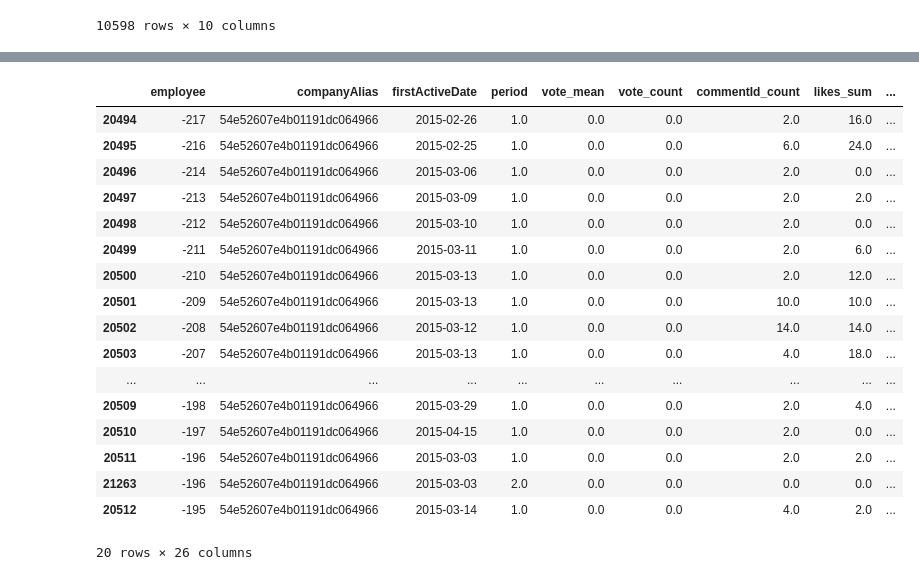
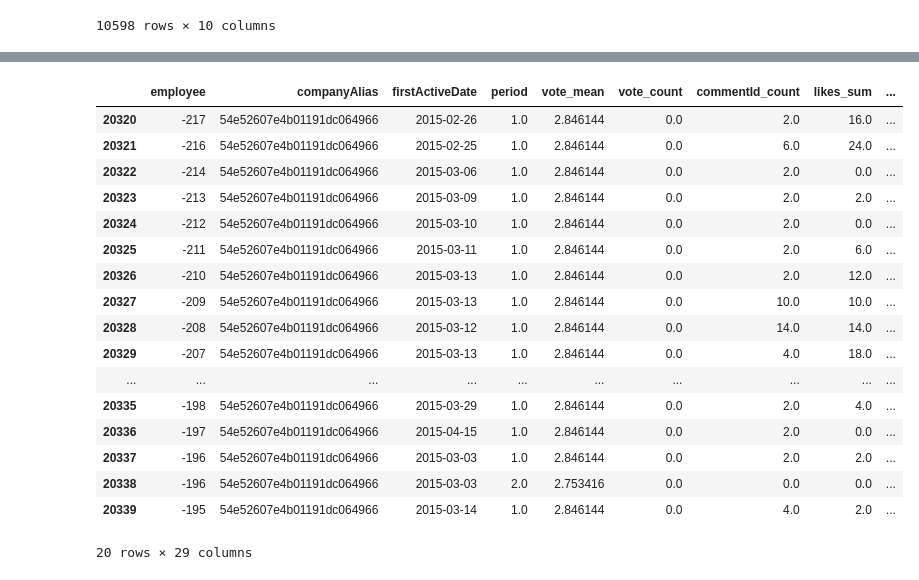
Before and after one commit to ceciliastern/ds_term_project, a Jupyter notebook: Model (Snapshot) - Happiness Dataset.ipynb, the cells around one changed output, grey strips where cells are left out. Saved outputs shown, nothing was run; the diff lists cells and outputs as text; code cells hidden in the pictures.

```diff
--- a/Model (Snapshot) - Happiness Dataset.ipynb
+++ b/Model (Snapshot) - Happiness Dataset.ipynb
@@ -244,7 +264,6 @@ snapshot.describe()
 # %%
-# TODO add labels
 # Merge first dates with the churn dataframe
-churn_merge = pd.merge(firstDates, churn_df, on=["employee", "companyAlias"], how="inner")
+churn_merge = pd.merge(firstDates, churn_cleaned, on=["employee", "companyAlias"], how="inner")
 churn_merge
 # %% [output]
 |  | employee | companyAlias | firstVoteDate | firstCommentDate | firstActiveDate | numVotes | ... |
@@ -282,10 +324,14 @@ churn_merge
 # %%
-# Merge snapshots with labels
-churn_merge.drop(labels=["firstVoteDate", "firstCommentDate", "numVotes"], axis=1, inplace=True)
+# # Merge snapshots with labels
+# churn_merge.drop(labels=["firstVoteDate", "firstCommentDate",
+#                          "numVotes"], axis=1, inplace=True)
 df = pd.merge(snapshot, churn_merge,
               on=["employee", "companyAlias",
                   "firstActiveDate", "period"],
               how="outer")
-df
+# Subset the employees that both commented and voted during their time on app.
+df = pd.merge(df, employees, on=["employee", "companyAlias"],
+              how="inner").drop_duplicates()
+df[df["stillExists"] == False]
 # %% [output]
 |  | employee | companyAlias | firstActiveDate | period | vote_mean | vote_count | commentId_count | likes_sum | ... |
@@ -321,0 +360,19 @@ df
+# %%
+# fill in na values with the value in previous period for vote_mean
+# df.sort_values(by=["employee", "companyAlias", "period"], inplace=True)
+# df_groupby = df.groupby(by=["employee", "companyAlias"])
+# vote_mean_shift = df_groupby["vote_mean"].shift().fillna(0)
+# df["vote_mean"] = np.select([df["vote_mean"].isna(), ~df["vote_mean"].isna()],
+#                             [vote_mean_shift, df["vote_mean"]])
+# df.head(50)
+# df[(df["vote_mean"].isna()) & (df["employee"] > 0)].head(50)
+# df[(df["employee"] == 897) & (df["companyAlias"] == "54e52607e4b01191dc064966")]
+
+# # fill in the nan in the rest columns with 0
+df.sort_values(by=["employee", "companyAlias", "period"], inplace=True)
+df_groupby = df.groupby(by=["employee", "companyAlias"])
+df["company_avg_vote"] = df.groupby(by=["companyAlias",
+                                        "period"])["vote_mean"].transform("mean")
+df["vote_mean"].fillna(df["company_avg_vote"], inplace=True)
+df.fillna(0, inplace=True)
+df
@@ -322,54 +393,53 @@ df
 # %%
 # Compute more features
 
 # likeability = # of likes / (# of likes + # of dislikes)
 df["likeability"] = (df["likes_sum"] / (df["likes_sum"] + df["dislikes_sum"])).fillna(0)
 
 # change in vote
-df.sort_values(by=["employee", "companyAlias", "period"], inplace=True)
-df_groupby = df.groupby(by=["employee", "companyAlias"])
+
 vote_shift = df_groupby["vote_mean"].shift().fillna(0)
 period_shift = df_groupby["period"].shift().fillna(0)
-conditions = [df["period"] - period_shift == 1,
-             df["period"] - period_shift != 1]
-choices = [df["vote_mean"] - vote_shift, df["vote_mean"]]
-df["vote_change"] = np.select(conditions, choices)
+# conditions = [df["period"] - period_shift == 1,
+#              df["period"] - period_shift != 1]
+# choices = [df["vote_mean"] - vote_shift, df["vote_mean"]]
+df["happiness_level_change"] = vote_shift / (df["period"] - period_shift)
 
 # frequency
 df["likes_cumsum"] = df_groupby["likes_sum"].cumsum()
 df["dislikes_cumsum"] = df_groupby["dislikes_sum"].cumsum()
 df["vote_cumsum"] = df_groupby["vote_count"].cumsum()
 df["comment_cumsum"] = df_groupby["commentId_count"].cumsum()
 
 df["likes_freq"] = df["likes_cumsum"] / df["period"]
 df["dislikes_freq"] = df["dislikes_cumsum"] / df["period"]
 df["vote_freq"] = df["vote_cumsum"] / df["period"]
 df["comment_freq"] = df["comment_cumsum"] / df["period"]
 
 # deviation from the company-level average score
-df["company_avg_vote"] = df.groupby(by=["companyAlias", "period"])["vote_mean"].transform("mean")
+# df["company_avg_vote"] = df.groupby(by=["companyAlias", "period"])["vote_mean"].transform("mean")
 df["vote_mean_norm"] = df["vote_mean"] / df["company_avg_vote"]
 
 df.head(20)
 # %% [output]
 |  | employee | companyAlias | firstActiveDate | period | vote_mean | vote_count | commentId_count | likes_sum | ... |
-| 20494 | -217 | 54e52607e4b01191dc064966 | 2015-02-26 | 1.0 | 0.0 | 0.0 | 2.0 | 16.0 | ... |
-| 20495 | -216 | 54e52607e4b01191dc064966 | 2015-02-25 | 1.0 | 0.0 | 0.0 | 6.0 | 24.0 | ... |
-| 20496 | -214 | 54e52607e4b01191dc064966 | 2015-03-06 | 1.0 | 0.0 | 0.0 | 2.0 | 0.0 | ... |
-| 20497 | -213 | 54e52607e4b01191dc064966 | 2015-03-09 | 1.0 | 0.0 | 0.0 | 2.0 | 2.0 | ... |
-| 20498 | -212 | 54e52607e4b01191dc064966 | 2015-03-10 | 1.0 | 0.0 | 0.0 | 2.0 | 0.0 | ... |
-| 20499 | -211 | 54e52607e4b01191dc064966 | 2015-03-11 | 1.0 | 0.0 | 0.0 | 2.0 | 6.0 | ... |
-| 20500 | -210 | 54e52607e4b01191dc064966 | 2015-03-13 | 1.0 | 0.0 | 0.0 | 2.0 | 12.0 | ... |
-| 20501 | -209 | 54e52607e4b01191dc064966 | 2015-03-13 | 1.0 | 0.0 | 0.0 | 10.0 | 10.0 | ... |
-| 20502 | -208 | 54e52607e4b01191dc064966 | 2015-03-12 | 1.0 | 0.0 | 0.0 | 14.0 | 14.0 | ... |
-| 20503 | -207 | 54e52607e4b01191dc064966 | 2015-03-13 | 1.0 | 0.0 | 0.0 | 4.0 | 18.0 | ... |
+| 20320 | -217 | 54e52607e4b01191dc064966 | 2015-02-26 | 1.0 | 2.846144 | 0.0 | 2.0 | 16.0 | ... |
+| 20321 | -216 | 54e52607e4b01191dc064966 | 2015-02-25 | 1.0 | 2.846144 | 0.0 | 6.0 | 24.0 | ... |
+| 20322 | -214 | 54e52607e4b01191dc064966 | 2015-03-06 | 1.0 | 2.846144 | 0.0 | 2.0 | 0.0 | ... |
+| 20323 | -213 | 54e52607e4b01191dc064966 | 2015-03-09 | 1.0 | 2.846144 | 0.0 | 2.0 | 2.0 | ... |
+| 20324 | -212 | 54e52607e4b01191dc064966 | 2015-03-10 | 1.0 | 2.846144 | 0.0 | 2.0 | 0.0 | ... |
+| 20325 | -211 | 54e52607e4b01191dc064966 | 2015-03-11 | 1.0 | 2.846144 | 0.0 | 2.0 | 6.0 | ... |
+| 20326 | -210 | 54e52607e4b01191dc064966 | 2015-03-13 | 1.0 | 2.846144 | 0.0 | 2.0 | 12.0 | ... |
+| 20327 | -209 | 54e52607e4b01191dc064966 | 2015-03-13 | 1.0 | 2.846144 | 0.0 | 10.0 | 10.0 | ... |
+| 20328 | -208 | 54e52607e4b01191dc064966 | 2015-03-12 | 1.0 | 2.846144 | 0.0 | 14.0 | 14.0 | ... |
+| 20329 | -207 | 54e52607e4b01191dc064966 | 2015-03-13 | 1.0 | 2.846144 | 0.0 | 4.0 | 18.0 | ... |
 | ... | ... | ... | ... | ... | ... | ... | ... | ... | ... |
-| 20509 | -198 | 54e52607e4b01191dc064966 | 2015-03-29 | 1.0 | 0.0 | 0.0 | 2.0 | 4.0 | ... |
-| 20510 | -197 | 54e52607e4b01191dc064966 | 2015-04-15 | 1.0 | 0.0 | 0.0 | 2.0 | 0.0 | ... |
-| 20511 | -196 | 54e52607e4b01191dc064966 | 2015-03-03 | 1.0 | 0.0 | 0.0 | 2.0 | 2.0 | ... |
-| 21263 | -196 | 54e52607e4b01191dc064966 | 2015-03-03 | 2.0 | 0.0 | 0.0 | 0.0 | 0.0 | ... |
-| 20512 | -195 | 54e52607e4b01191dc064966 | 2015-03-14 | 1.0 | 0.0 | 0.0 | 4.0 | 2.0 | ... |
+| 20335 | -198 | 54e52607e4b01191dc064966 | 2015-03-29 | 1.0 | 2.846144 | 0.0 | 2.0 | 4.0 | ... |
+| 20336 | -197 | 54e52607e4b01191dc064966 | 2015-04-15 | 1.0 | 2.846144 | 0.0 | 2.0 | 0.0 | ... |
+| 20337 | -196 | 54e52607e4b01191dc064966 | 2015-03-03 | 1.0 | 2.846144 | 0.0 | 2.0 | 2.0 | ... |
+| 20338 | -196 | 54e52607e4b01191dc064966 | 2015-03-03 | 2.0 | 2.753416 | 0.0 | 0.0 | 0.0 | ... |
+| 20339 | -195 | 54e52607e4b01191dc064966 | 2015-03-14 | 1.0 | 2.846144 | 0.0 | 4.0 | 2.0 | ... |
-20 rows × 26 columns
+20 rows × 29 columns
 # %%
 from sklearn.linear_model import LogisticRegression
 from sklearn.tree import DecisionTreeClassifier
```
Also changed, not shown: parts of 19 cells of this notebook.
